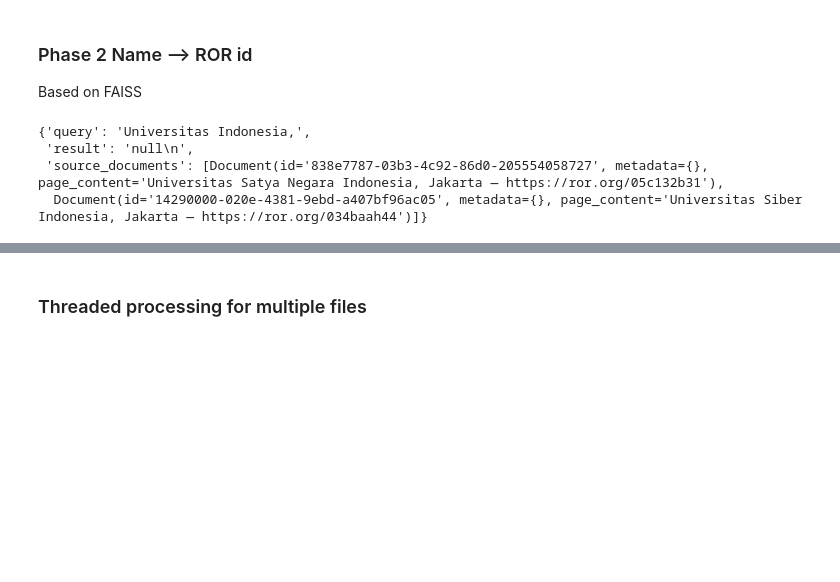
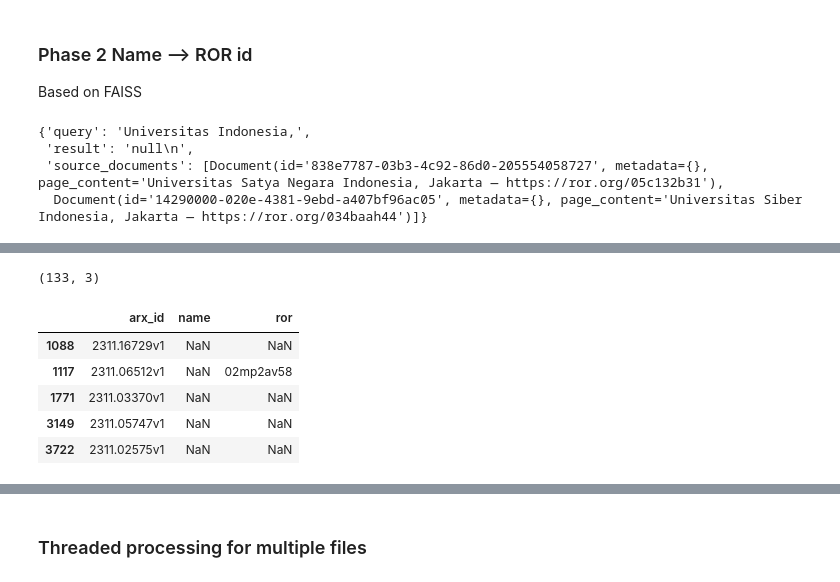
Before and after one commit to arXiv/metadata-vertexai, a Jupyter notebook: ccameron_gemini.ipynb, the cells around one changed output, grey strips where cells are left out. Saved outputs shown, nothing was run; the diff lists cells and outputs as text; code cells hidden in the pictures; blank space fills up the shorter version.

```diff
--- a/ccameron_gemini.ipynb
+++ b/ccameron_gemini.ipynb
@@ -178,0 +220,12 @@ Wall time: 501 ms
+# %%
+nn_df = res_df[pd.isna(res_df['name'])]
+nn_df.shape
+nn_df.head()
+# %% [output]
+(133, 3)
+|  | arx_id | name | ror |
+| 1088 | 2311.16729v1 | NaN | NaN |
+| 1117 | 2311.06512v1 | NaN | 02mp2av58 |
+| 1771 | 2311.03370v1 | NaN | NaN |
+| 3149 | 2311.05747v1 | NaN | NaN |
+| 3722 | 2311.02575v1 | NaN | NaN |
```
Also changed, not shown: parts of 12 cells of this notebook, 3 other files.
